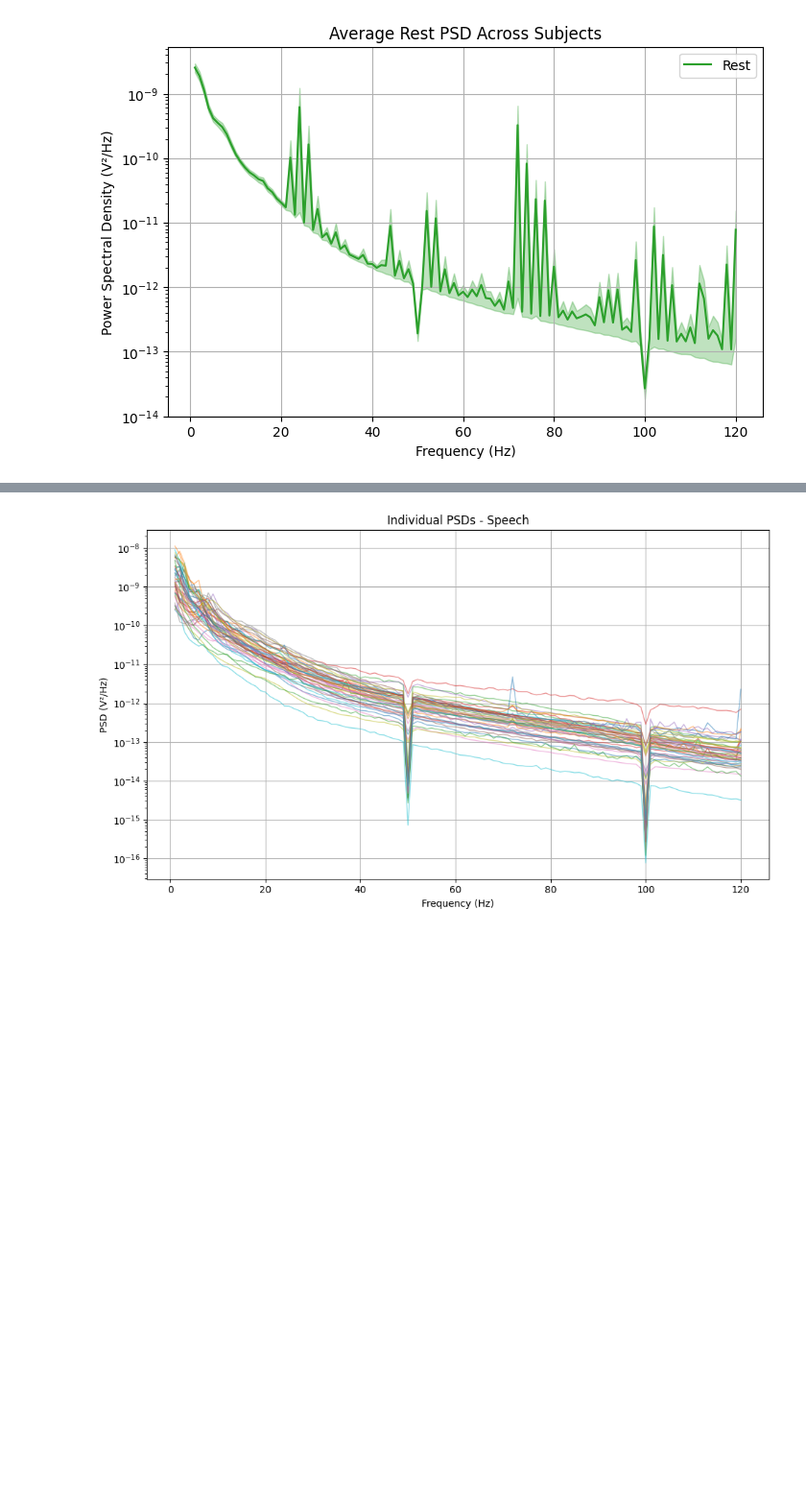
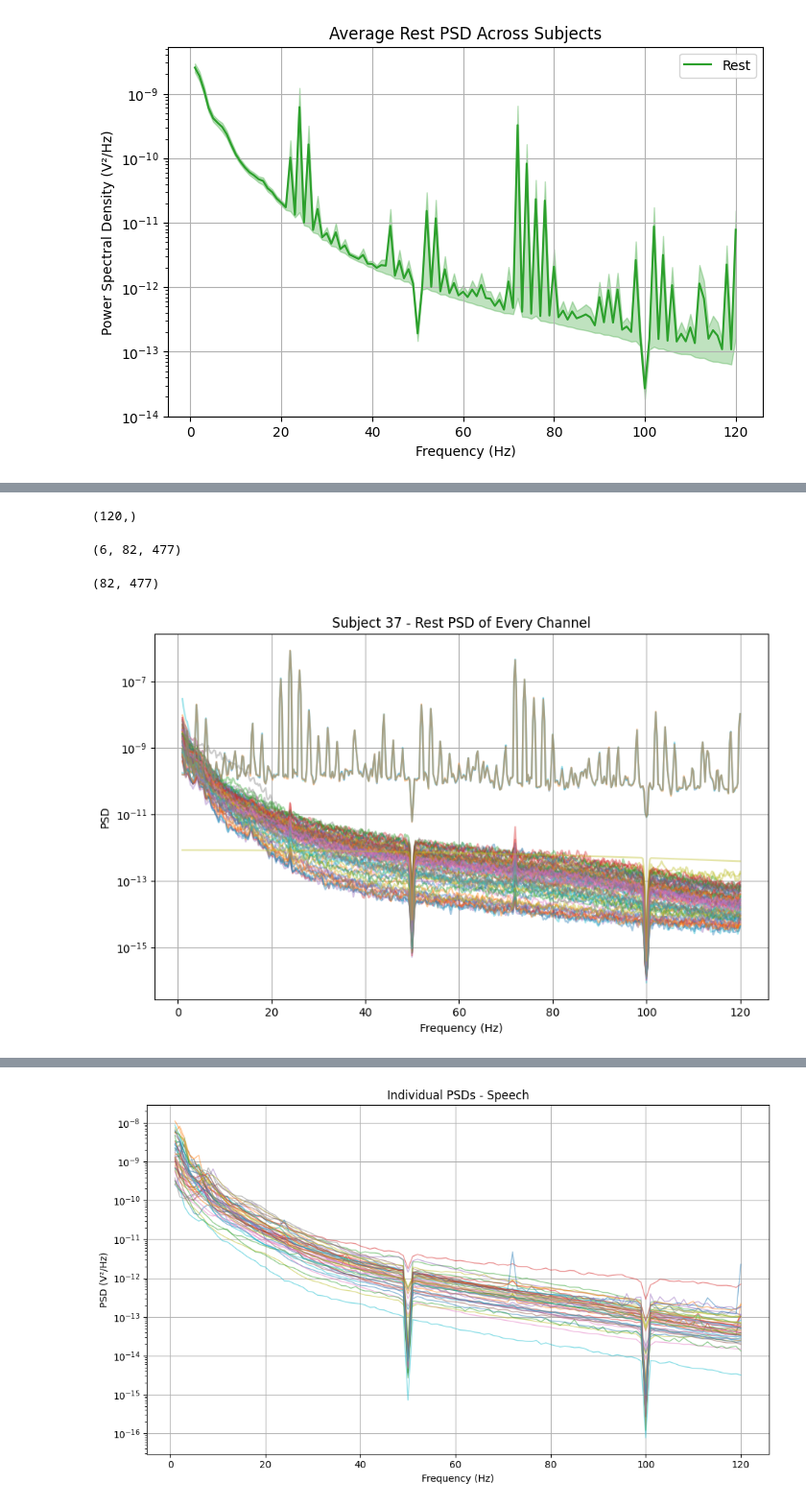
Before and after one commit to muqadasah/ieeg-fmri-dataset-analysis, a Jupyter notebook: PSD_analysis/psd.ipynb, the cells around one changed output, grey strips where cells are left out. Shown at 96% size. Drawn from its saved outputs; the diff is of its cells as text; code cells hidden in the pictures; blank space fills up the shorter version.

```diff
--- a/PSD_analysis/psd.ipynb
+++ b/PSD_analysis/psd.ipynb
@@ -1024,0 +1233,37 @@ plt.show()
+# %%
+print(subject_psd_interp["37"]["rest"]["psd"].shape)
+# %% [output]
+(120,)
+# %%
+print(subject_psd["37"]["rest"]["psd"].shape)
+# %% [output]
+(6, 82, 477)
+# %%
+import numpy as np
+import matplotlib.pyplot as plt
+
+subject = "37"
+
+psd = subject_psd[subject]["rest"]["psd"]      # (6,82,477)
+freqs = subject_psd[subject]["rest"]["freqs"]
+
+# Average across epochs ONLY
+channel_psd = psd.mean(axis=0)                 # (82,477)
+
+print(channel_psd.shape)
+# %% [output]
+(82, 477)
+# %%
+plt.figure(figsize=(10,6))
+
+for ch in range(channel_psd.shape[0]):
+    plt.semilogy(freqs, channel_psd[ch], alpha=0.4)
+
+plt.xlabel("Frequency (Hz)")
+plt.ylabel("PSD")
+plt.title("Subject 37 - Rest PSD of Every Channel")
+plt.grid(True)
+
+plt.show()
+# %% [output]
+[figure, added]
```
Also changed, not shown: parts of 18 cells of this notebook, 3 other files.
